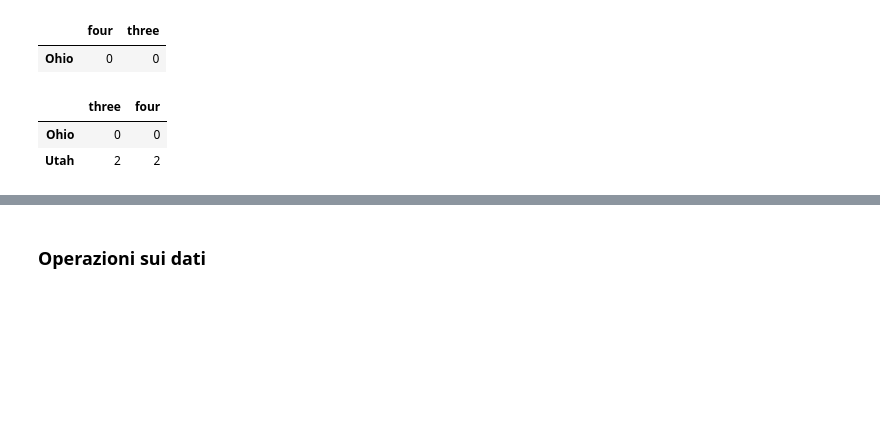
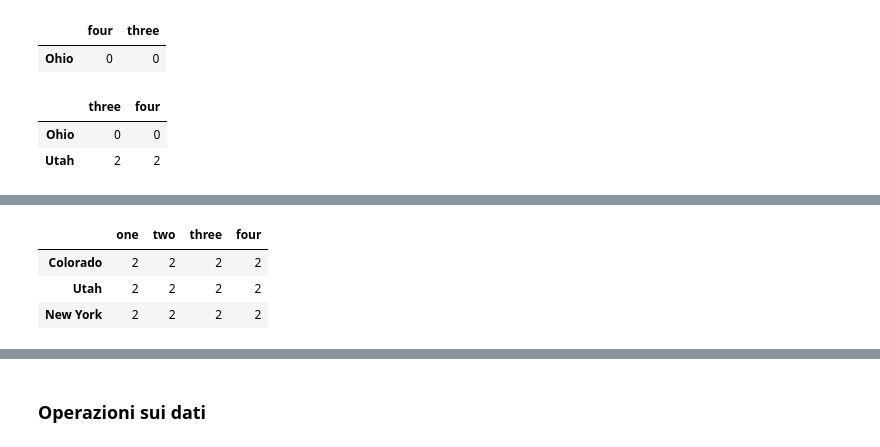
Before and after one commit to vivri161803/PythonForDataAnanlysis, a Jupyter notebook: 02_PandasIntroduction.ipynb, the cells around one changed output, grey strips where cells are left out. Drawn from its saved outputs; the diff is of its cells as text; code cells hidden in the pictures; blank space fills up the shorter version.

```diff
--- a/02_PandasIntroduction.ipynb
+++ b/02_PandasIntroduction.ipynb
@@ -831,0 +857,7 @@ data.iloc[:, :3][data.three > 5]
+# %%
+data.query('1 < one <= 2')
+# %% [output]
+|  | one | two | three | four |
+| Colorado | 2 | 2 | 2 | 2 |
+| Utah | 2 | 2 | 2 | 2 |
+| New York | 2 | 2 | 2 | 2 |
```
Also changed, not shown: parts of 25 cells of this notebook.
